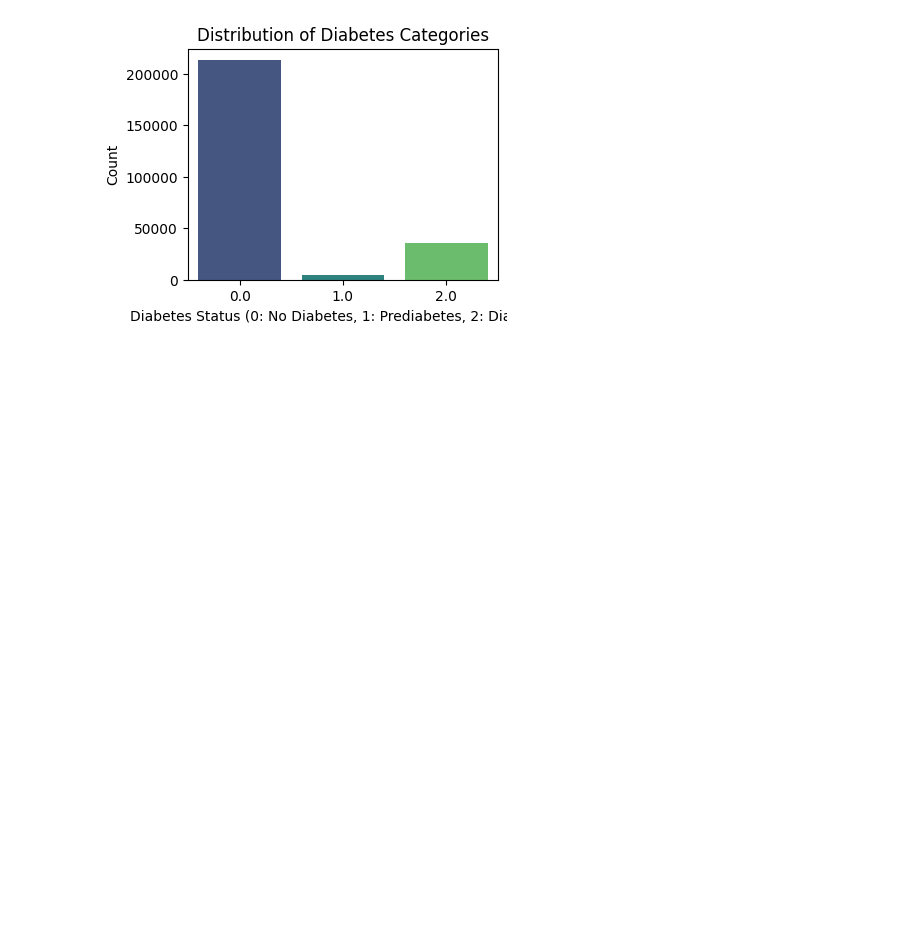
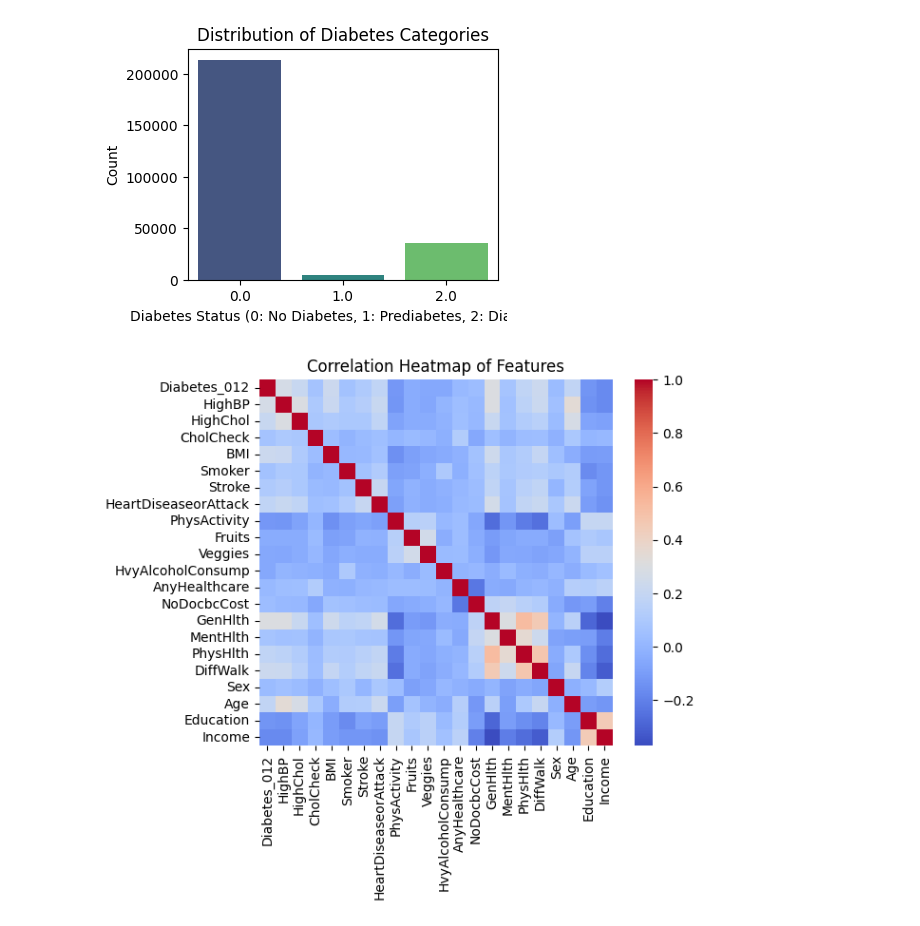
Before and after one commit to Anndischeh/Introduction-to-AI-Coursework, a Jupyter notebook: diabetes_data_analysis_and_modeling.ipynb, the cells around one changed output. Saved outputs shown, nothing was run; the diff lists cells and outputs as text; code cells hidden in the pictures; blank space fills up the shorter version.

```diff
--- a/diabetes_data_analysis_and_modeling.ipynb
+++ b/diabetes_data_analysis_and_modeling.ipynb
@@ -117,3 +117,21 @@ Passing `palette` without assigning `hue` is deprecated and will be removed in v
 
   sns.countplot(data=df, x="Diabetes_012", palette="viridis")
 [figure]
+# %%
+# 2. Correlation heatmap
+# Create a figure with a specific size
+plt.figure(figsize=(6, 5))
+
+# Calculate the correlation matrix of the dataframe
+corr = df.corr()
+
+# Create a heatmap to visualize the correlation matrix
+sns.heatmap(corr, annot=False, cmap="coolwarm", cbar=True, fmt=".2f")
+
+# Set the title of the heatmap
+plt.title("Correlation Heatmap of Features")
+
+# Display the heatmap
+plt.show()
+# %% [output]
+[figure, added]
```
